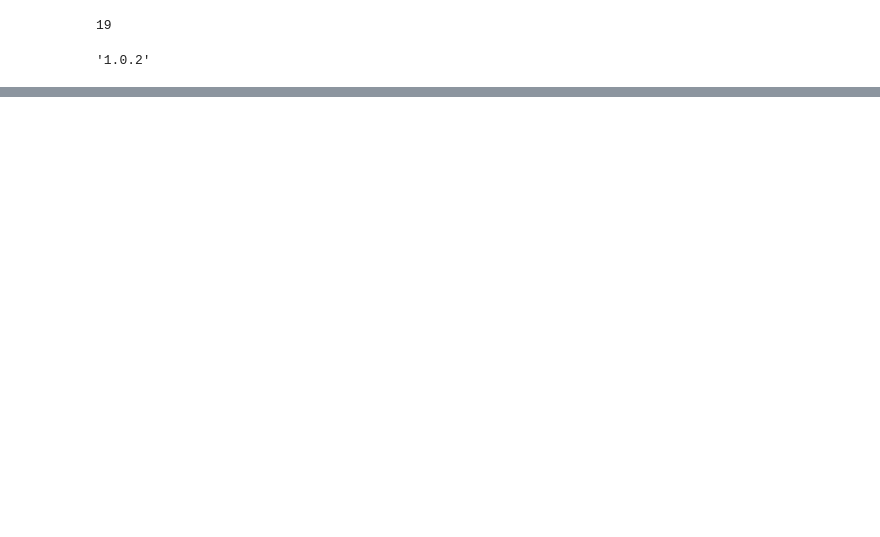
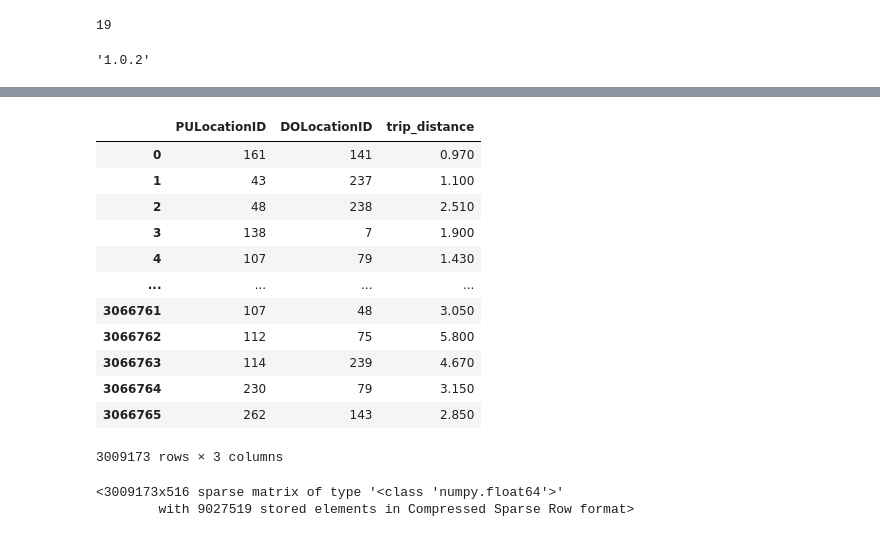
Before and after one commit to mjunaid/MLOps-zoomcamp-2024, a Jupyter notebook: 01-intro/homework.ipynb, the cells around one changed output, grey strips where cells are left out. Saved outputs shown, nothing was run; the diff lists cells and outputs as text; code cells hidden in the pictures; blank space fills up the shorter version.

```diff
--- a/01-intro/homework.ipynb
+++ b/01-intro/homework.ipynb
@@ -27,0 +181,2 @@ sklearn.__version__
+# %%
+filtered_df[categorical] = filtered_df[categorical].astype(str)
@@ -27,0 +211,16 @@ sklearn.__version__
+# %%
+filtered_df[categorical+numerical]
+# %% [output]
+|  | PULocationID | DOLocationID | trip_distance |
+| 0 | 161 | 141 | 0.970 |
+| 1 | 43 | 237 | 1.100 |
+| 2 | 48 | 238 | 2.510 |
+| 3 | 138 | 7 | 1.900 |
+| 4 | 107 | 79 | 1.430 |
+| ... | ... | ... | ... |
+| 3066761 | 107 | 48 | 3.050 |
+| 3066762 | 112 | 75 | 5.800 |
+| 3066763 | 114 | 239 | 4.670 |
+| 3066764 | 230 | 79 | 3.150 |
+| 3066765 | 262 | 143 | 2.850 |
+3009173 rows × 3 columns
@@ -27,0 +232,5 @@ sklearn.__version__
+# %%
+X_train
+# %% [output]
+<3009173x516 sparse matrix of type '<class 'numpy.float64'>'
+        with 9027519 stored elements in Compressed Sparse Row format>
```
Also changed, not shown: parts of 33 cells of this notebook.
